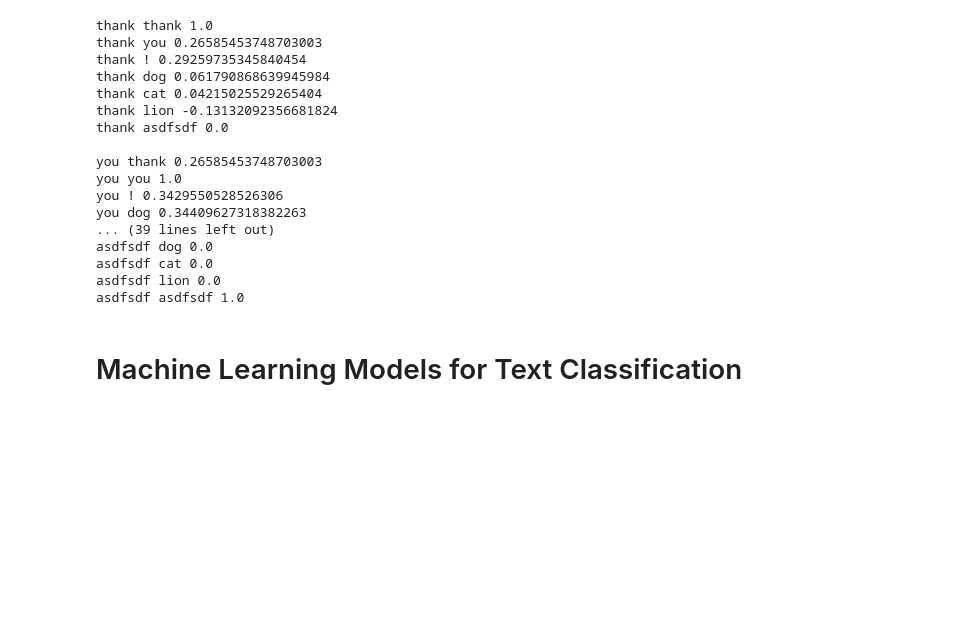
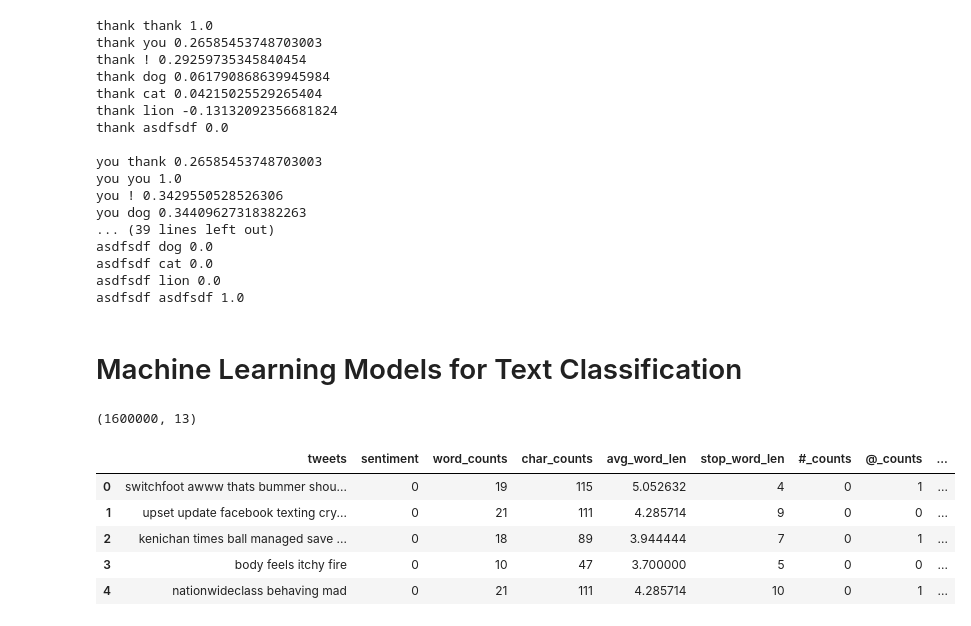
Before and after one commit to Arafat6462/NLP, a Jupyter notebook: Spacy Preprocessing.ipynb, the cells around one changed output. Saved outputs shown, nothing was run; the diff lists cells and outputs as text; code cells hidden in the pictures; blank space fills up the shorter version.

```diff
--- a/Spacy Preprocessing.ipynb
+++ b/Spacy Preprocessing.ipynb
@@ -1191,3 +1173,16 @@ asdfsdf lion 0.0
 asdfsdf asdfsdf 1.0
 # %% [markdown]
 # Machine Learning Models for Text Classification
+# %%
+df.shape
+# %% [output]
+(1600000, 13)
+# %%
+df.head()
+# %% [output]
+|  | tweets | sentiment | word_counts | char_counts | avg_word_len | stop_word_len | #_counts | @_counts | ... |
+| 0 | switchfoot awww thats bummer shou... | 0 | 19 | 115 | 5.052632 | 4 | 0 | 1 | ... |
+| 1 | upset update facebook texting cry... | 0 | 21 | 111 | 4.285714 | 9 | 0 | 0 | ... |
+| 2 | kenichan times ball managed save ... | 0 | 18 | 89 | 3.944444 | 7 | 0 | 1 | ... |
+| 3 | body feels itchy fire | 0 | 10 | 47 | 3.700000 | 5 | 0 | 0 | ... |
+| 4 | nationwideclass behaving mad | 0 | 21 | 111 | 4.285714 | 10 | 0 | 1 | ... |
```
Also changed, not shown: parts of 55 cells of this notebook, 10 other files.
